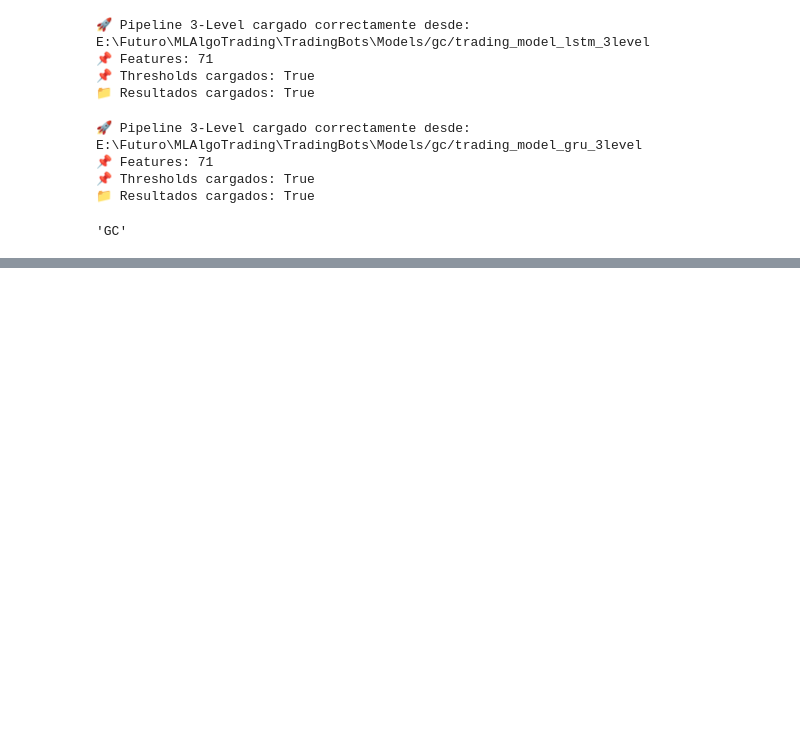
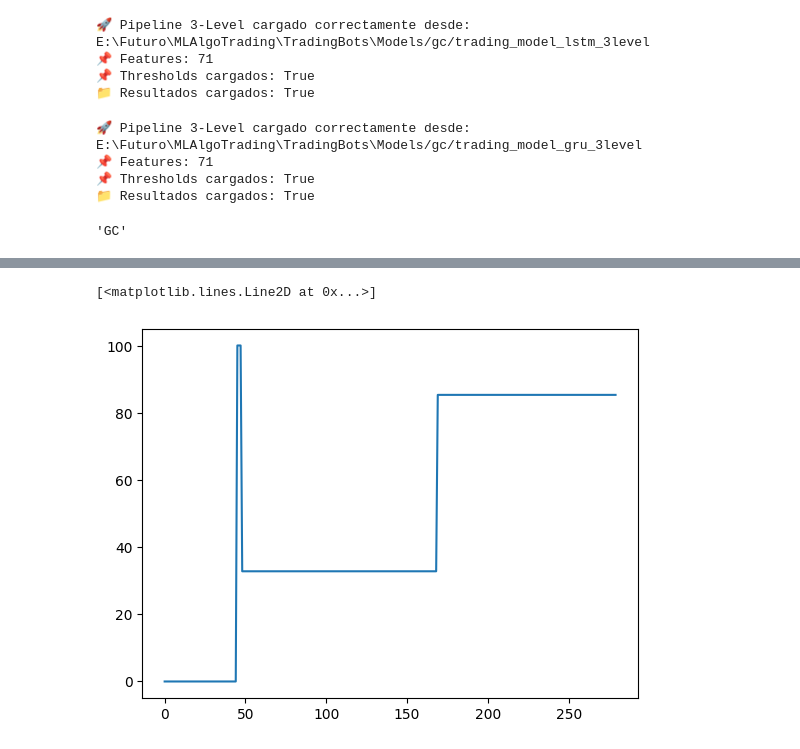
Before and after one commit to LijunZhou000/ML-Algorithmic-Trading, a Jupyter notebook: TradingBots/Notebooks/P4TrestingTriple.ipynb, the cells around one changed output, grey strips where cells are left out. Saved outputs shown, nothing was run; the diff lists cells and outputs as text; code cells hidden in the pictures; blank space fills up the shorter version.

Commit message:
Ya con backtest

```diff
--- a/TradingBots/Notebooks/P4TrestingTriple.ipynb
+++ b/TradingBots/Notebooks/P4TrestingTriple.ipynb
@@ -358,0 +832,7 @@ array([[       nan,        nan],
+# %%
+threshold = df_merged_final["l3_total"].abs().quantile(0.7)
+# %%
+df_long_strong = df_merged_final[
+    (df_merged_final["pred_soft_final"] == 2) &
+    (df_merged_final["l3_total"].abs() > threshold)
+]
@@ -358,0 +855,2 @@ array([[       nan,        nan],
+# %%
+df_for_bt = df_filtered[["open","close","high","low","atr","datetime"]].merge(df_long_strong, how="outer", on="datetime")
@@ -358,0 +942,2 @@ array([[       nan,        nan],
+# %%
+trades, equity = run_backtest(df_for_bt)
@@ -358,0 +962,6 @@ array([[       nan,        nan],
+# %%
+import matplotlib.pyplot as plt
+plt.plot(equity)
+# %% [output]
+[<matplotlib.lines.Line2D at 0x...>]
+[figure, added]
```
Also changed, not shown: parts of 110 cells of this notebook, 3 other files.
